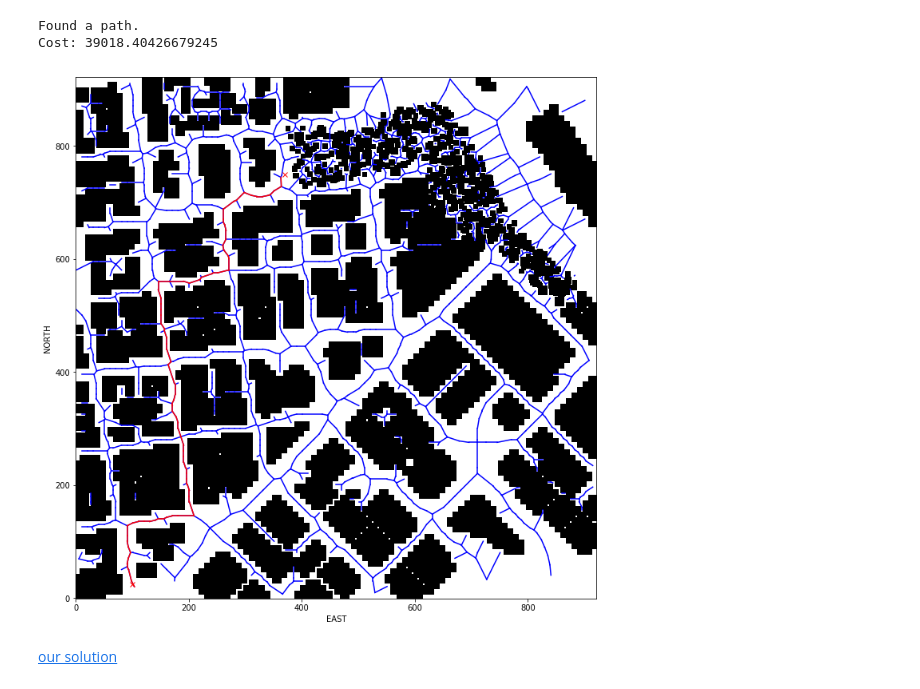
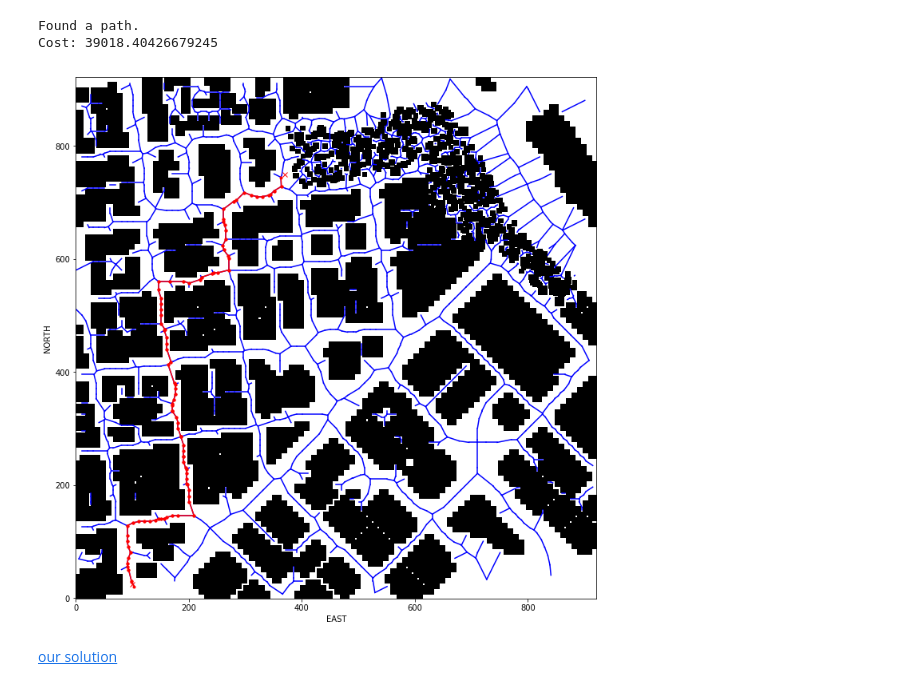
Before and after one commit to thhuang/notes-fcnd, a Jupyter notebook: Cource02/Graph-Search.ipynb, the cells around one changed output. Saved outputs shown, nothing was run; the diff lists cells and outputs as text; code cells hidden in the pictures.

```diff
--- a/Cource02/Graph-Search.ipynb
+++ b/Cource02/Graph-Search.ipynb
@@ -192,27 +192,27 @@ Cost: 39018.40426679245
 # %%
 # plot the map
 plt.imshow(grid, origin='lower', cmap='Greys')
 
 # plot the graph
 for e in edges:
     p1 = e[0]
     p2 = e[1]
     plt.plot([p1[1], p2[1]], [p1[0], p2[0]], 'b-')
 
 # plot start and goal
 plt.plot(start_ne[1], start_ne[0], 'rx')
 plt.plot(goal_ne[1], goal_ne[0], 'rx')
 
 # plot the path
 for i in range(len(path) - 1):
     p1 = path[i]
     p2 = path[i+1]
-    plt.plot([p1[1], p2[1]], [p1[0], p2[0]], 'r-')
+    plt.plot([p1[1], p2[1]], [p1[0], p2[0]], 'r.-')
 
 plt.xlabel('EAST')
 plt.ylabel('NORTH')
 plt.show()
 # %% [output]
-[figure, old version]
+[figure, new version]
 # %% [markdown]
 [our solution](/notebooks/Graph-Search-Solution.ipynb)
```
Also changed, not shown: 1 other file.
